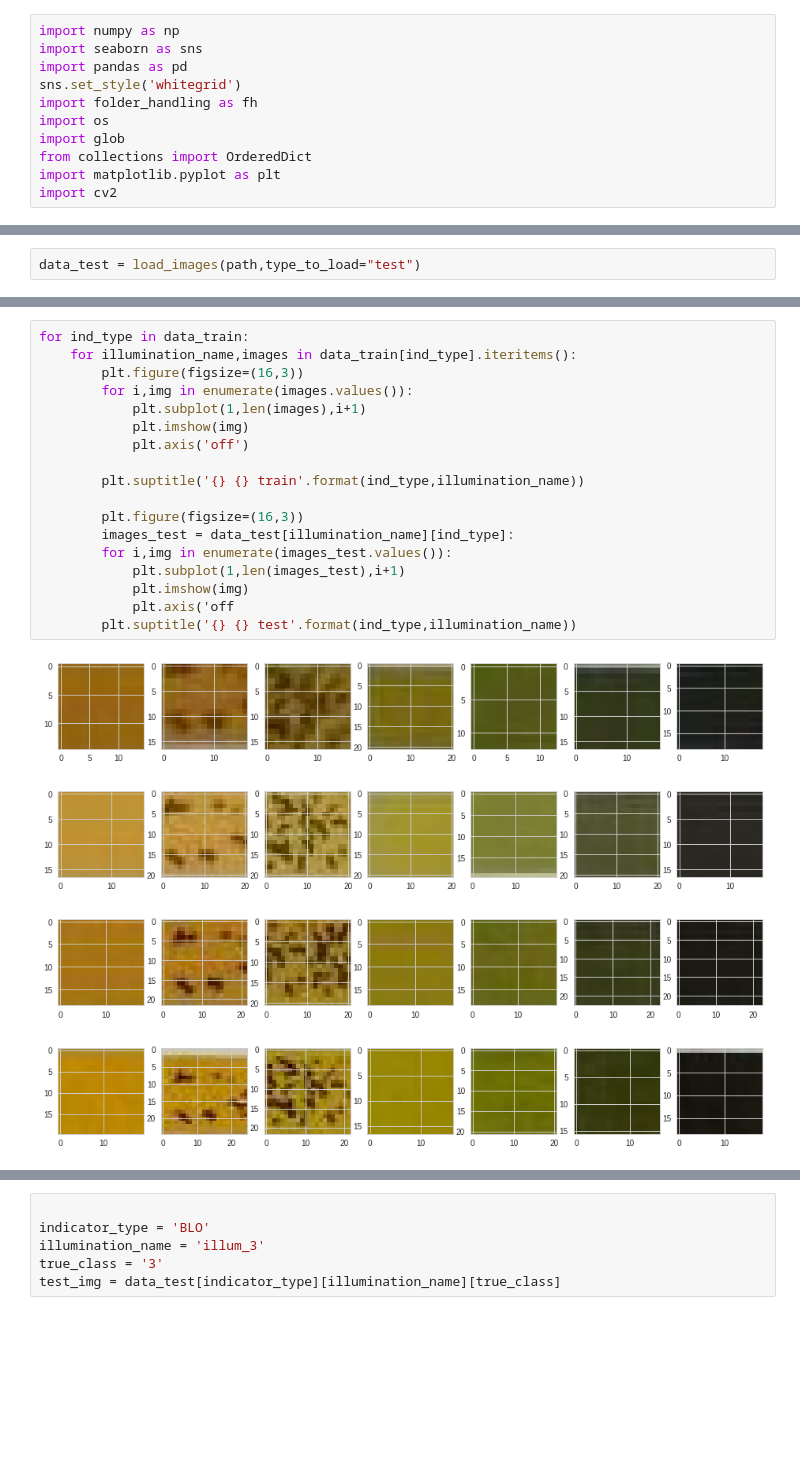
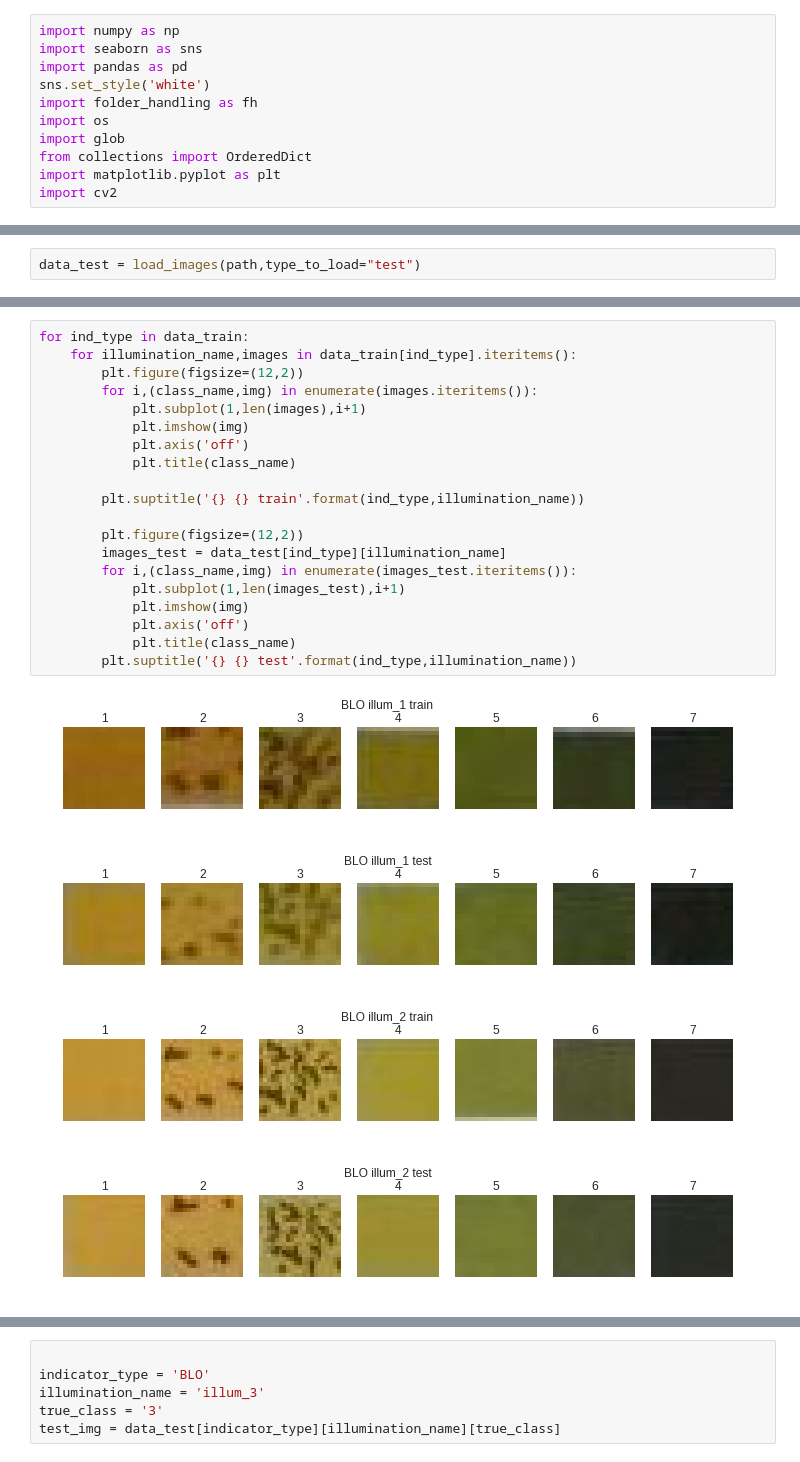
Before and after one commit to lysukhin/urinalysis, a Jupyter notebook: scripts/notebooks/col_exp_3.ipynb, the cells around one changed output, grey strips where cells are left out. Drawn from its saved outputs; the diff is of its cells as text; blank space fills up the shorter version.

```diff
--- a/scripts/notebooks/col_exp_3.ipynb
+++ b/scripts/notebooks/col_exp_3.ipynb
@@ -6,7 +13,7 @@ Populating the interactive namespace from numpy and matplotlib
 import numpy as np
 import seaborn as sns
 import pandas as pd
-sns.set_style('whitegrid')
+sns.set_style('white')
 import folder_handling as fh
 import os
 import glob
@@ -39,23 +51,25 @@ data_test = load_images(path,type_to_load="test")
 # %%
 for ind_type in data_train:
     for illumination_name,images in data_train[ind_type].iteritems():
-        plt.figure(figsize=(16,3))
-        for i,img in enumerate(images.values()):
+        plt.figure(figsize=(12,2))
+        for i,(class_name,img) in enumerate(images.iteritems()):
             plt.subplot(1,len(images),i+1)
             plt.imshow(img)
             plt.axis('off')
+            plt.title(class_name)
 
         plt.suptitle('{} {} train'.format(ind_type,illumination_name))
 
-        plt.figure(figsize=(16,3))
-        images_test = data_test[illumination_name][ind_type]:
-        for i,img in enumerate(images_test.values()):
+        plt.figure(figsize=(12,2))
+        images_test = data_test[ind_type][illumination_name]
+        for i,(class_name,img) in enumerate(images_test.iteritems()):
             plt.subplot(1,len(images_test),i+1)
             plt.imshow(img)
-            plt.axis('off
+            plt.axis('off')
+            plt.title(class_name)
         plt.suptitle('{} {} test'.format(ind_type,illumination_name))
 # %% [output]
-[figure, old version]
+[figure, new version]
-[figure, old version]
+[figure, new version]
-[figure, old version]
+[figure, new version]
-[figure, old version]
+[figure, new version]
```
Also changed, not shown: parts of 20 cells of this notebook.
